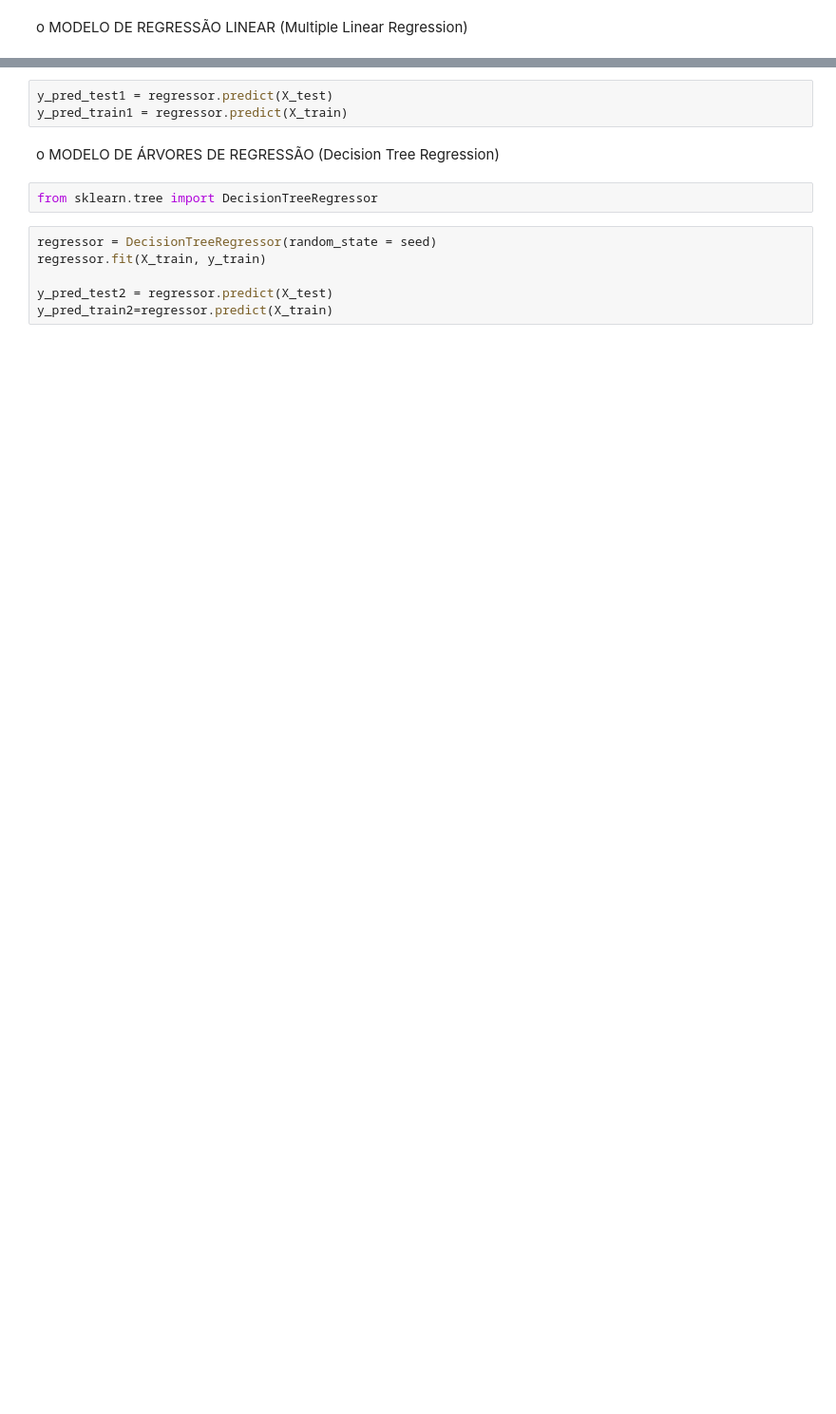
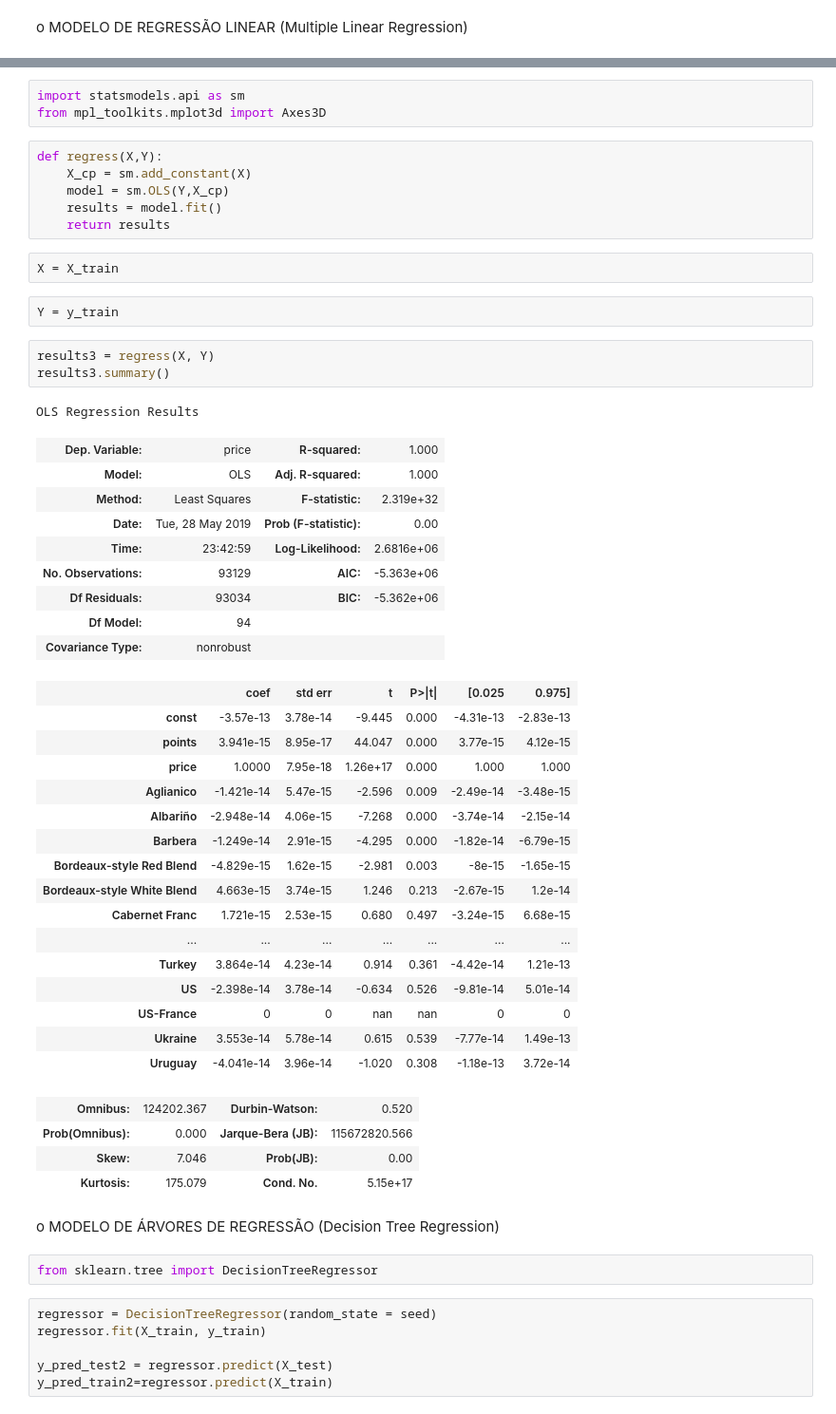
Before and after one commit to FidyBack/projeto_Cdata, a Jupyter notebook: Projeto 3 - Previsão de preço de Vinhos/Projeto3_grupo_6_vinhos.ipynb, the cells around one changed output, grey strips where cells are left out. Shown at 95% size. Drawn from its saved outputs; the diff is of its cells as text; blank space fills up the shorter version.

```diff
--- a/Projeto 3 - Previsão de preço de Vinhos/Projeto3_grupo_6_vinhos.ipynb
+++ b/Projeto 3 - Previsão de preço de Vinhos/Projeto3_grupo_6_vinhos.ipynb
@@ -277,6 +309,50 @@ LinearRegression(copy_X=True, fit_intercept=True, n_jobs=1, normalize=False)
-# %%
-y_pred_test1 = regressor.predict(X_test)
-y_pred_train1 = regressor.predict(X_train)
+# %%
+import statsmodels.api as sm
+from mpl_toolkits.mplot3d import Axes3D
+# %%
+def regress(X,Y):
+    X_cp = sm.add_constant(X)
+    model = sm.OLS(Y,X_cp)
+    results = model.fit()
+    return results
+# %%
+X = X_train
+# %%
+Y = y_train
+# %%
+results3 = regress(X, Y)
+results3.summary()
+# %% [output]
+OLS Regression Results
+| Dep. Variable: | price | R-squared: | 1.000 |
+| Model: | OLS | Adj. R-squared: | 1.000 |
+| Method: | Least Squares | F-statistic: | 2.319e+32 |
+| Date: | Tue, 28 May 2019 | Prob (F-statistic): | 0.00 |
+| Time: | 23:42:59 | Log-Likelihood: | 2.6816e+06 |
+| No. Observations: | 93129 | AIC: | -5.363e+06 |
+| Df Residuals: | 93034 | BIC: | -5.362e+06 |
+| Df Model: | 94 |  |  |
+| Covariance Type: | nonrobust |  |  |
+|  | coef | std err | t | P>|t| | [0.025 | 0.975] |
+| const | -3.57e-13 | 3.78e-14 | -9.445 | 0.000 | -4.31e-13 | -2.83e-13 |
+| points | 3.941e-15 | 8.95e-17 | 44.047 | 0.000 | 3.77e-15 | 4.12e-15 |
+| price | 1.0000 | 7.95e-18 | 1.26e+17 | 0.000 | 1.000 | 1.000 |
+| Aglianico | -1.421e-14 | 5.47e-15 | -2.596 | 0.009 | -2.49e-14 | -3.48e-15 |
+| Albariño | -2.948e-14 | 4.06e-15 | -7.268 | 0.000 | -3.74e-14 | -2.15e-14 |
+| Barbera | -1.249e-14 | 2.91e-15 | -4.295 | 0.000 | -1.82e-14 | -6.79e-15 |
+| Bordeaux-style Red Blend | -4.829e-15 | 1.62e-15 | -2.981 | 0.003 | -8e-15 | -1.65e-15 |
+| Bordeaux-style White Blend | 4.663e-15 | 3.74e-15 | 1.246 | 0.213 | -2.67e-15 | 1.2e-14 |
+| Cabernet Franc | 1.721e-15 | 2.53e-15 | 0.680 | 0.497 | -3.24e-15 | 6.68e-15 |
+| ... | ... | ... | ... | ... | ... | ... |
+| Turkey | 3.864e-14 | 4.23e-14 | 0.914 | 0.361 | -4.42e-14 | 1.21e-13 |
+| US | -2.398e-14 | 3.78e-14 | -0.634 | 0.526 | -9.81e-14 | 5.01e-14 |
+| US-France | 0 | 0 | nan | nan | 0 | 0 |
+| Ukraine | 3.553e-14 | 5.78e-14 | 0.615 | 0.539 | -7.77e-14 | 1.49e-13 |
+| Uruguay | -4.041e-14 | 3.96e-14 | -1.020 | 0.308 | -1.18e-13 | 3.72e-14 |
+| Omnibus: | 124202.367 | Durbin-Watson: | 0.520 |
+| Prob(Omnibus): | 0.000 | Jarque-Bera (JB): | 115672820.566 |
+| Skew: | 7.046 | Prob(JB): | 0.00 |
+| Kurtosis: | 175.079 | Cond. No. | 5.15e+17 |
 # %% [markdown]
 o MODELO DE ÁRVORES DE REGRESSÃO (Decision Tree Regression)
 # %%
```
Also changed, not shown: parts of 29 cells of this notebook.
